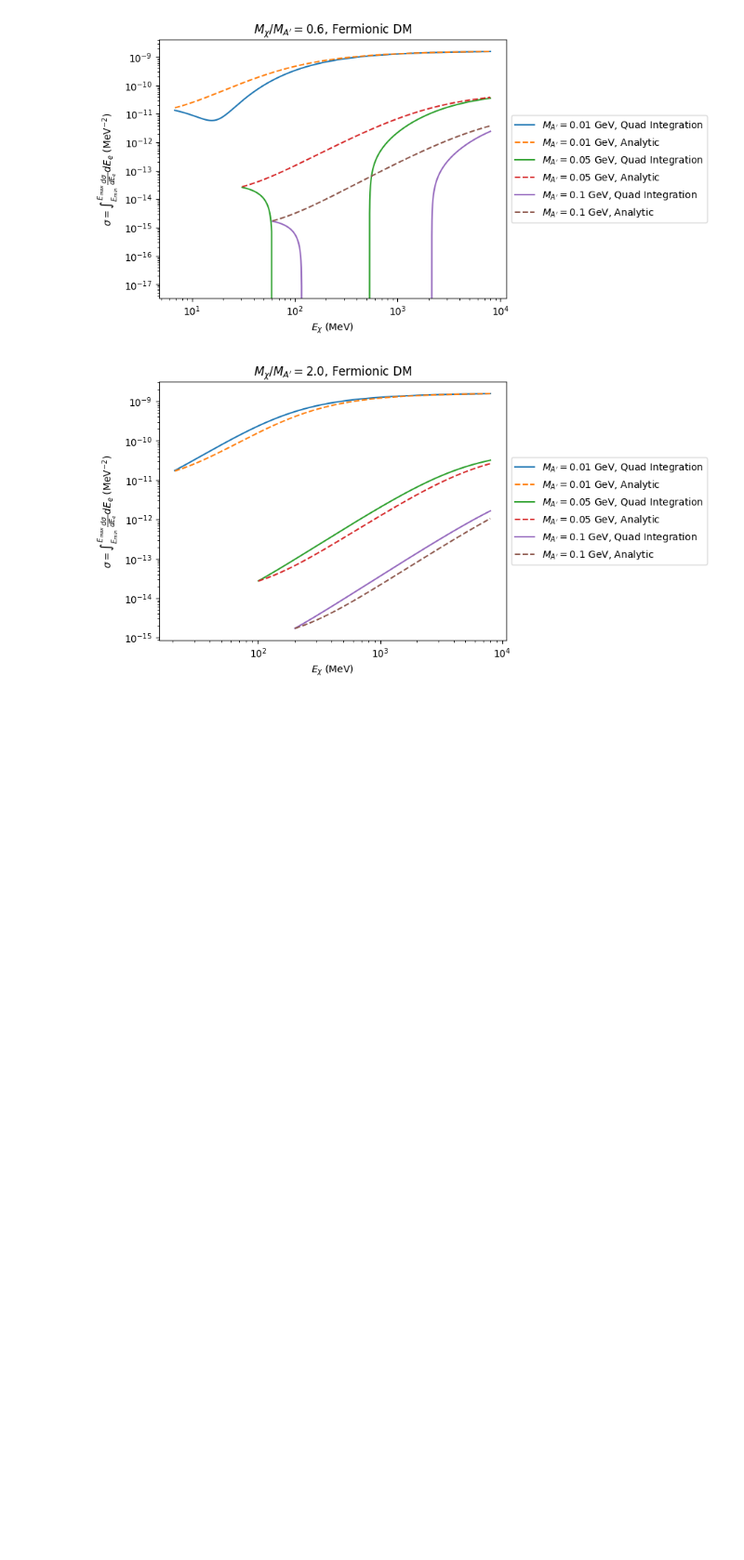
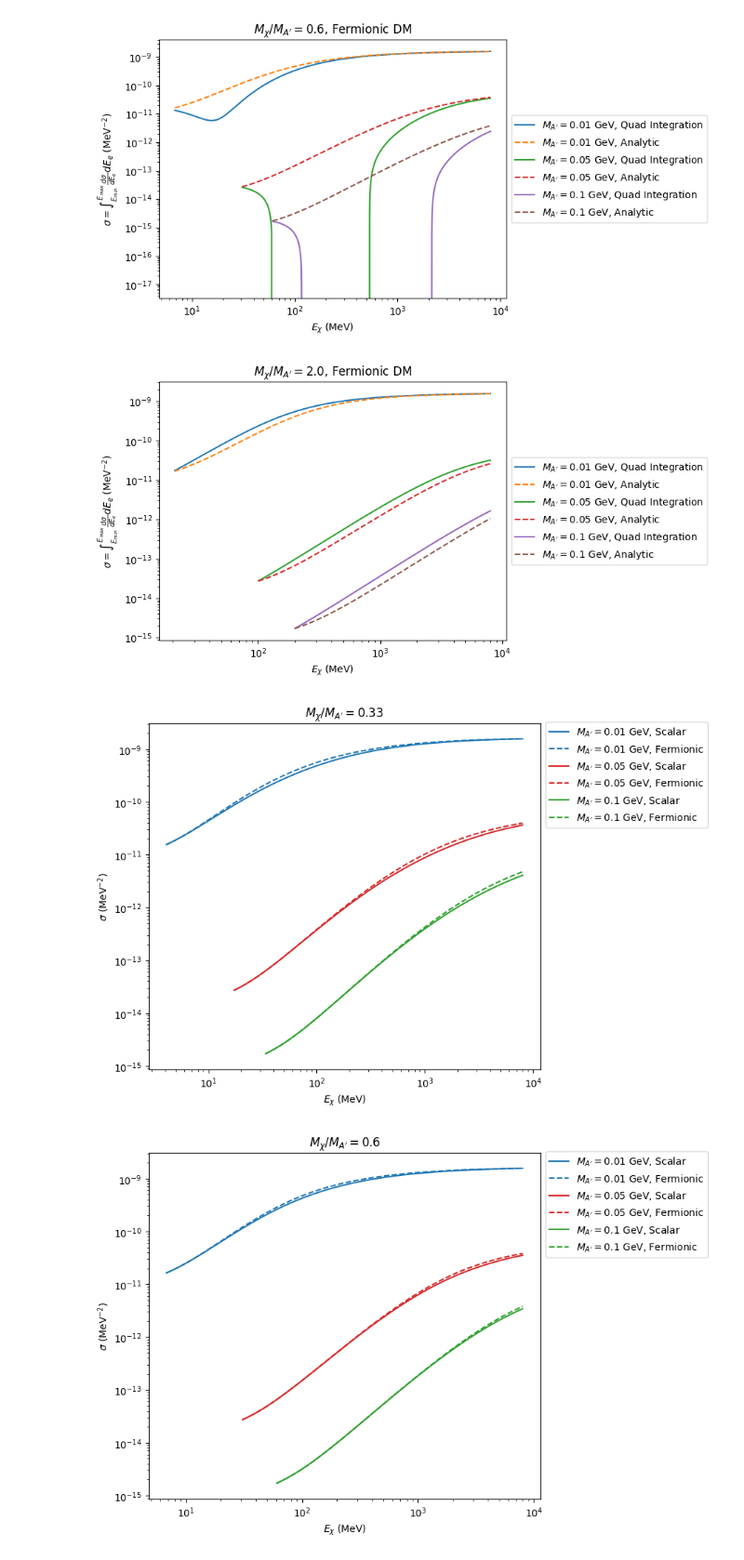
Before and after one commit to amh-137/DarkElectronScatter, a Jupyter notebook: notebooks/BdNMC_distributions.ipynb, the cells around one changed output. Shown at 93% size. Cells and saved outputs as stored; diff of their text form; code cells hidden in the pictures; blank space fills up the shorter version.

Commit message:
Made plots nicer :-)

```diff
--- a/notebooks/BdNMC_distributions.ipynb
+++ b/notebooks/BdNMC_distributions.ipynb
@@ -283,0 +292,37 @@ for dt in dts:
+# %%
+dts = [0.33, 0.6, 2.0]
+MAs = [0.01*1000, 0.05*1000, 0.1*1000] # MeV
+cols = ["tab:blue", "tab:red", "tab:green"]
+
+for dt in dts:
+    fig = plt.figure(figsize=(9,6))
+    ax = fig.add_subplot(111)
+    for i, ma in enumerate(MAs):
+        mchi = dt * ma
+        EDM = np.linspace(mchi, 8000, 10000)
+        E_e_min = Ee_theta(np.pi/2, EDM, mchi)
+        E_e_max = Ee_theta(0, EDM, mchi)
+
+        # scalar cx
+        cx_scalar = sigma_scalar(E_e_max, EDM, mchi, ma) - sigma_scalar(E_e_min, EDM, mchi, ma)
+
+        # fermionic cx
+        cx_fermionic = sigma_fermionic(E_e_max, EDM, mchi, ma) - sigma_fermionic(E_e_min, EDM, mchi, ma)
+
+        # convert to fb
+        #cx_scalar = conv_mev_to_fb(cx_scalar)
+        #cx_fermionic = conv_mev_to_fb(cx_fermionic)
+
+        ax.plot(EDM, cx_scalar, label=r"$M_{A'}=$"+f'{ma/1000} GeV, Scalar', color=cols[i])
+        ax.plot(EDM, cx_fermionic, label=r"$M_{A'}=$"+f'{ma/1000} GeV, Fermionic', linestyle='dashed', color=cols[i])
+
+    ax.set(xlabel=r'$E_\chi$ (MeV)', ylabel=r'$\sigma$ (MeV${}^{-2}$)', title=r"$M_\chi / M_{A'}=$"+f'{dt}')
+    ax.legend(loc='center left', bbox_to_anchor=(1, 0.85))
+    ax.loglog()
+    fig.tight_layout()
+    fig.savefig(f"../plots/distributions/sigma_both_dt_{dt}.png")
+    fig.savefig(f"../plots/distributions/sigma_both_dt_{dt}.pdf")
+    plt.show()
+# %% [output]
+[figure, added]
+[figure, added]
```
Also changed, not shown: parts of 5 cells of this notebook.
